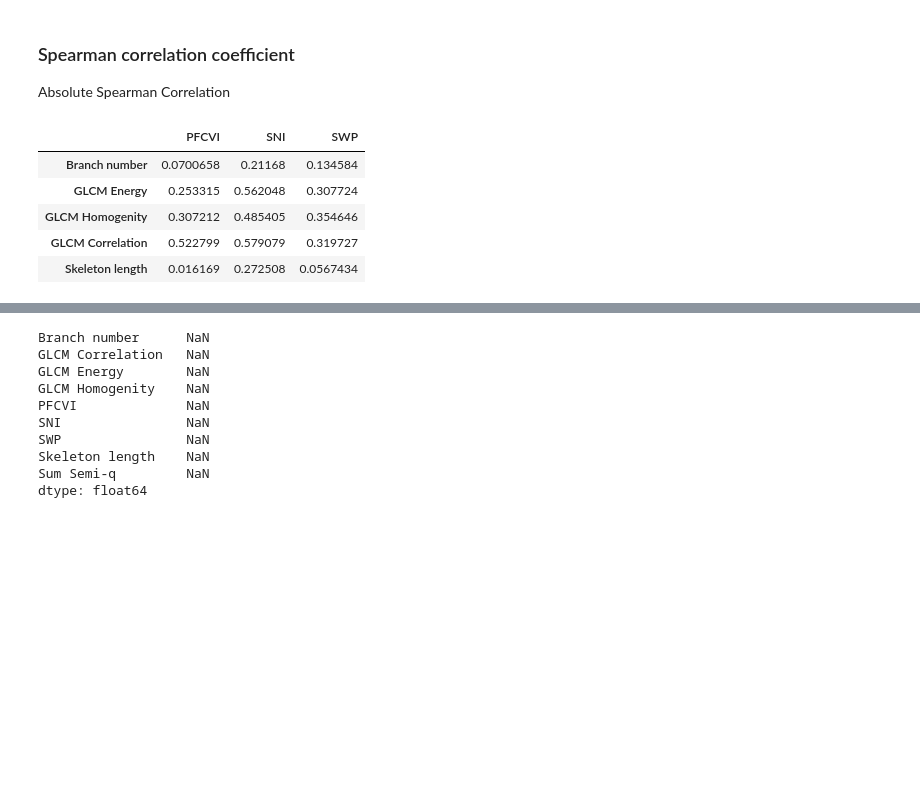
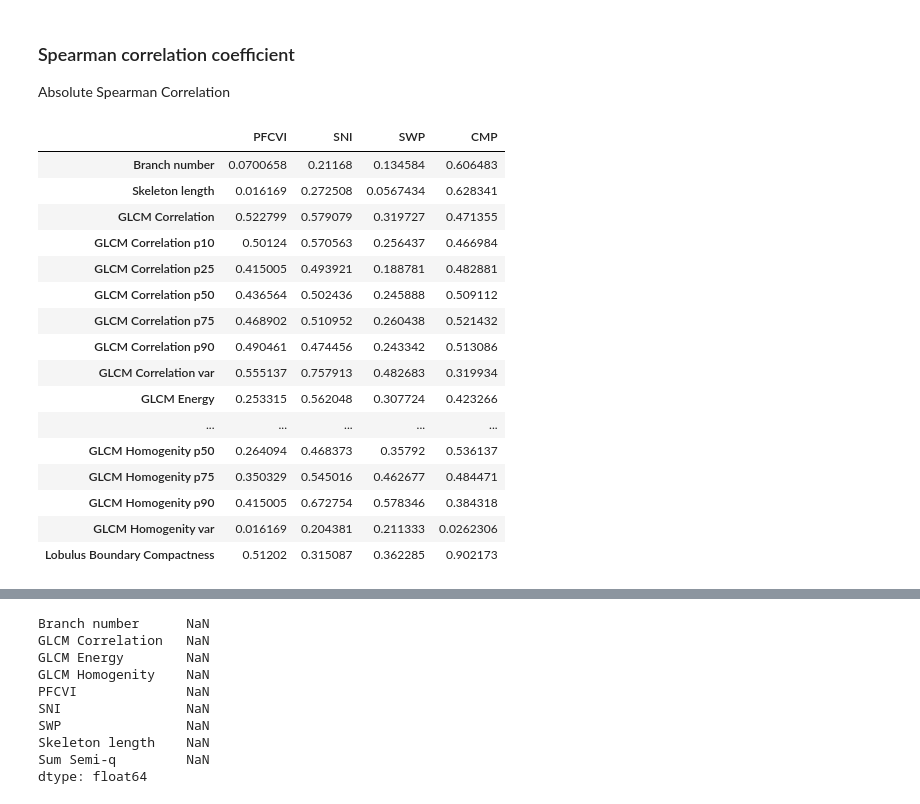
Before and after one commit to mjirik/scaffan, a Jupyter notebook: experiments/lobulus_area_evaluation.ipynb, the cells around one changed output, grey strips where cells are left out. Cells and saved outputs as stored; diff of their text form; code cells hidden in the pictures; blank space fills up the shorter version.

```diff
--- a/experiments/lobulus_area_evaluation.ipynb
+++ b/experiments/lobulus_area_evaluation.ipynb
@@ -63,12 +71,15 @@ Index(['Annotation Color', 'Annotation Details', 'Annotation ID',
 # %%
-dfcor = df[
-    (df["Experiment Title"] == "first area evaluation") & (df["Scaffan Version"] == "0.11.3")
+dfselector =  (df["Experiment Title"] == "first area evaluation") & (df["Scaffan Version"] == "0.13.2")
+dfcor = df[dfselector
 ][["Branch number", "GLCM Energy", "GLCM Homogenity", "GLCM Correlation", "Skeleton length",
             "PFCVI",
             "SNI",
             "SWP",
+   "CMP",
+   "Annotation Details"
 #             "Sum Semi-q",
-   "Experiment Title", "Scaffan Version"]]
+#    "Experiment Title", "Scaffan Version"
+  ]]
 dfcor
 # %% [output]
 |  | Branch number | GLCM Energy | GLCM Homogenity | GLCM Correlation | Skeleton length | PFCVI | SNI | ... |
@@ -101,18 +112,51 @@ dfcor
 ### Spearman correlation coefficient
 
 Absolute Spearman Correlation
+# %%
+features = [
+    "Branch number", "Skeleton length",
+                                  'GLCM Correlation',
+       'GLCM Correlation p10', 'GLCM Correlation p25', 'GLCM Correlation p50',
+       'GLCM Correlation p75', 'GLCM Correlation p90', 'GLCM Correlation var',
+       'GLCM Energy', 'GLCM Energy p10', 'GLCM Energy p25', 'GLCM Energy p50',
+       'GLCM Energy p75', 'GLCM Energy p90', 'GLCM Energy var',
+       'GLCM Homogenity', 'GLCM Homogenity p10', 'GLCM Homogenity p25',
+       'GLCM Homogenity p50', 'GLCM Homogenity p75', 'GLCM Homogenity p90',
+       'GLCM Homogenity var',
+        'Lobulus Boundary Compactness',
+           ]
 # %%
 # cm =sns.color_palette("coolwarm", 7, as_cmap=True)
 cm = sns.light_palette("green", as_cmap=True)
 # cm = sns.light_palette("green", as_cmap=True)
 # dfcor.corr('spearman').abs().style.background_gradient(cmap=cm, low=0, high=1)
-dfcor.corr('spearman').abs()[:5][["PFCVI", "SNI", "SWP",
+cor = df[dfselector][[
+        "PFCVI", "SNI", "SWP", "CMP",
+        *features
+]].corr('spearman').abs()[4:][[
+    "PFCVI", "SNI", "SWP", "CMP",
 #                                   "Sum Semi-q"
-                                 ]].style.background_gradient(cmap=cm, low=0, high=1)
+                                 ]].style.background_gradient(
+    cmap=cm,
+#     cmap=plt.cm.Reds,
+    low=0, high=1)
+cor
+# sns.heatmap(cor, annot=True, cmap=plt.cm.Reds)
 # %% [output]
-|  | PFCVI | SNI | SWP |
-| Branch number | 0.0700658 | 0.21168 | 0.134584 |
-| GLCM Energy | 0.253315 | 0.562048 | 0.307724 |
-| GLCM Homogenity | 0.307212 | 0.485405 | 0.354646 |
-| GLCM Correlation | 0.522799 | 0.579079 | 0.319727 |
-| Skeleton length | 0.016169 | 0.272508 | 0.0567434 |
+|  | PFCVI | SNI | SWP | CMP |
+| Branch number | 0.0700658 | 0.21168 | 0.134584 | 0.606483 |
+| Skeleton length | 0.016169 | 0.272508 | 0.0567434 | 0.628341 |
+| GLCM Correlation | 0.522799 | 0.579079 | 0.319727 | 0.471355 |
+| GLCM Correlation p10 | 0.50124 | 0.570563 | 0.256437 | 0.466984 |
+| GLCM Correlation p25 | 0.415005 | 0.493921 | 0.188781 | 0.482881 |
+| GLCM Correlation p50 | 0.436564 | 0.502436 | 0.245888 | 0.509112 |
+| GLCM Correlation p75 | 0.468902 | 0.510952 | 0.260438 | 0.521432 |
+| GLCM Correlation p90 | 0.490461 | 0.474456 | 0.243342 | 0.513086 |
+| GLCM Correlation var | 0.555137 | 0.757913 | 0.482683 | 0.319934 |
+| GLCM Energy | 0.253315 | 0.562048 | 0.307724 | 0.423266 |
+| ... | ... | ... | ... | ... |
+| GLCM Homogenity p50 | 0.264094 | 0.468373 | 0.35792 | 0.536137 |
+| GLCM Homogenity p75 | 0.350329 | 0.545016 | 0.462677 | 0.484471 |
+| GLCM Homogenity p90 | 0.415005 | 0.672754 | 0.578346 | 0.384318 |
+| GLCM Homogenity var | 0.016169 | 0.204381 | 0.211333 | 0.0262306 |
+| Lobulus Boundary Compactness | 0.51202 | 0.315087 | 0.362285 | 0.902173 |
```
Also changed, not shown: parts of 16 cells of this notebook.
